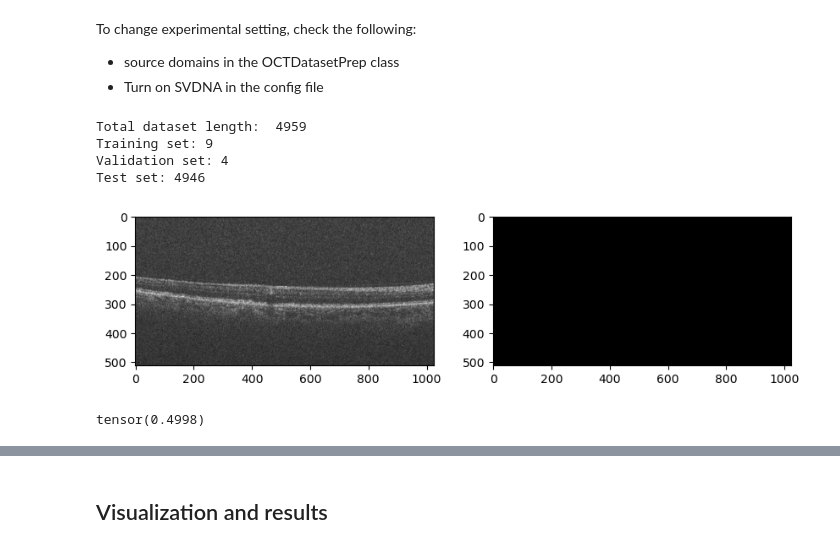
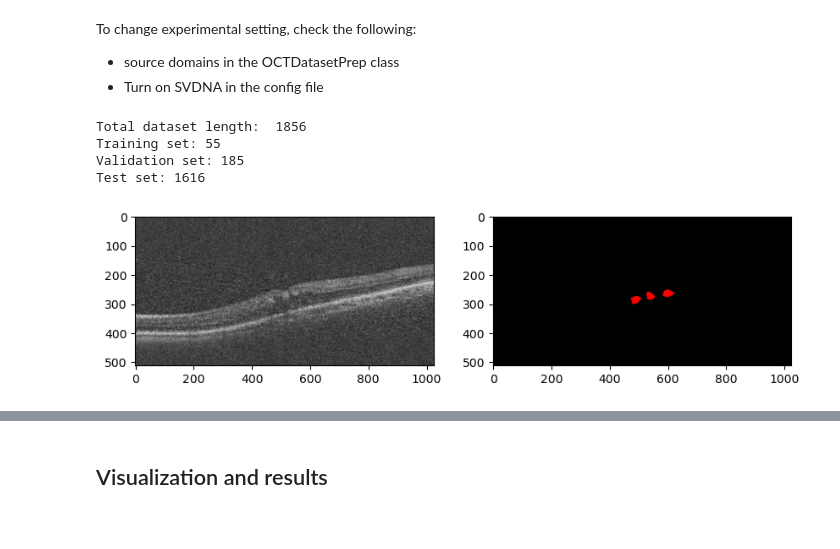
Before and after one commit to moritsih/OPTIMA_SeminarPractical, a Jupyter notebook: practical/main.ipynb, the cells around one changed output, grey strips where cells are left out. Cells and saved outputs as stored; diff of their text form; code cells hidden in the pictures.

Commit message:
Ran topcon experiment

```diff
--- a/practical/main.ipynb
+++ b/practical/main.ipynb
@@ -32,7 +32,7 @@ Seed set to 99
 99
 # %%
 # globally set source domains for SVDNA and for dataset preppning
-cfg = Config(source_domains = ["Spectralis", "Topcon", "Cirrus"])
+cfg = Config(source_domains = ["Topcon"])
 cfg.batch_size = 1
 cfg.epochs = 100
 # %% [markdown]
@@ -43,7 +43,7 @@ To change experimental setting, check the following:
 # %%
 train_data, val_data, test_data = OCTDatasetPrep(cfg.train_dir,
                                                  source_domains = cfg.source_domains
-                                                ).get_datasets(dataset_split=[0.002, 0.001], use_official_testset=False)
+                                                ).get_datasets(dataset_split=[0.03, 0.1], use_official_testset=False)
 
 train_dataset = MakeDataset(train_data, cfg.train_transforms)
 val_dataset = MakeDataset(val_data, cfg.val_transforms)
@@ -53,44 +53,28 @@ train_loader = DataLoader(train_dataset, batch_size=cfg.batch_size, shuffle=True
 val_loader = DataLoader(val_dataset, batch_size=cfg.batch_size, shuffle=False, num_workers=7, persistent_workers=True)
 test_loader = DataLoader(test_dataset, batch_size=cfg.batch_size, shuffle=False, num_workers=7, persistent_workers=True)
 # %% [output]
-Total dataset length:  4959
-Training set: 9
-Validation set: 4
-Test set: 4946
+Total dataset length:  1856
+Training set: 55
+Validation set: 185
+Test set: 1616
 # %%
 # randomly sample image
 random_num = torch.randint(0, len(train_dataset), (1, ))
 sample = train_dataset[random_num.item()]
 
 img = sample['img']
 mask = sample['masks']
 
 #visualize images in subplots
 fig, ax = plt.subplots(1, 2, figsize=(10, 5))
 ax[0].imshow(img[0], cmap='gray')
-ax[1].imshow(mask[1:].permute(1, 2, 0).squeeze(2))
+ax[1].imshow(mask[1:].permute(1, 2, 0))
 plt.show()
 # %% [output]
-[figure, old version]
+[figure, new version]
 # %%
 from lightning.pytorch.plugins.environments import SLURMEnvironment
 SLURMEnvironment.detect = lambda: False
-# %%
-test_accuracy = tm.classification.Accuracy(task="binary", num_classes=2)
-
-# create dummy tensors of size 1, 4, 512, 1024 where each value is either 0 or 1
-# to simulate the output of the model
-def create_dummy_tensors():
-    y_true = torch.randint(0, 2, (1, 4, 512, 1024))
-    y_pred = torch.randint(0, 2, (1, 4, 512, 1024))
-    return y_true, y_pred
-
-y, pred = create_dummy_tensors()
-
-# calculate the accuracy of the model
-test_accuracy(y, pred)
-# %% [output]
-tensor(0.4998)
 # %%
 class LitUNetPlusPlus(L.LightningModule):
     def __init__(self, cfg, model, experiment_name):
```
Also changed, not shown: parts of 3 cells of this notebook, 2 other files.
